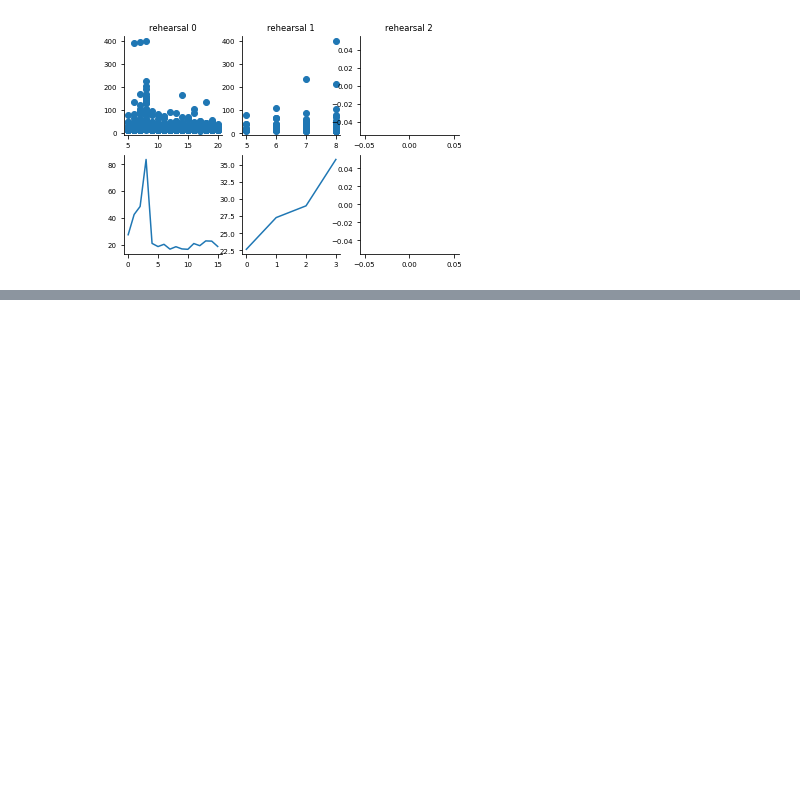
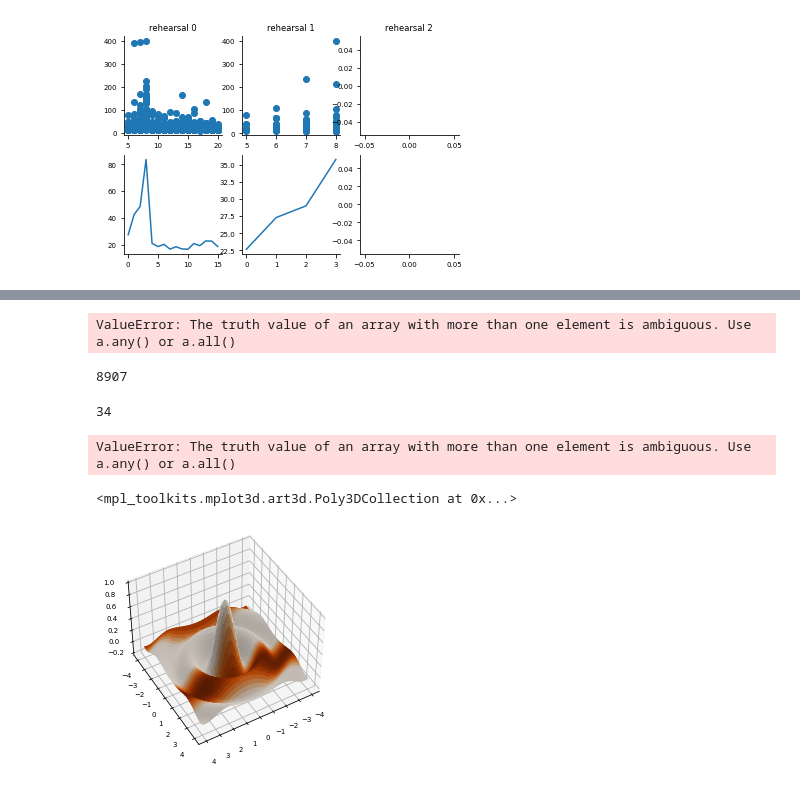
Before and after one commit to hummosa/Thalamus, a Jupyter notebook: analysis/analyzing_control_exp_shuffle_additive_gates.ipynb, the cells around one changed output, grey strips where cells are left out. Drawn from its saved outputs; the diff is of its cells as text; code cells hidden in the pictures; blank space fills up the shorter version.

```diff
--- a/analysis/analyzing_control_exp_shuffle_additive_gates.ipynb
+++ b/analysis/analyzing_control_exp_shuffle_additive_gates.ipynb
@@ -365,0 +454,46 @@ rt = new_get_rehearsals(logs, 1
+# %%
+from utils import stats
+stats(list(train_total_batchs_dict.values()))
+# %% [output]
+ValueError: The truth value of an array with more than one element is ambiguous. Use a.any() or a.all()
+# %%
+log.stamps[-1]
+# %% [output]
+8907
+# %%
+len(train_total_batchs_dict.keys())
+# %% [output]
+34
+# %%
+def get_min(test_dict):
+    temp = min(test_dict.values())
+    res = [key for key in test_dict if test_dict[key] == temp]
+    return (res)
+print(get_min(train_total_batchs_dict))
+# %% [output]
+ValueError: The truth value of an array with more than one element is ambiguous. Use a.any() or a.all()
+# %%
+import numpy as np
+import matplotlib.pyplot as plt
+from mpl_toolkits.mplot3d import Axes3D
+from matplotlib import cm
+
+# create some fake data
+x = y = np.arange(-4.0, 4.0, 0.02)
+# here are the x,y and respective z values
+X, Y = np.meshgrid(x, y)
+Z = np.sinc(np.sqrt(X*X+Y*Y))
+# this is the value to use for the color
+V = np.sin(Y)
+
+# create the figure, add a 3d axis, set the viewing angle
+fig = plt.figure()
+ax = fig.add_subplot(111, projection='3d')
+ax.view_init(45,60)
+
+# here we create the surface plot, but pass V through a colormap
+# to create a different color for each patch
+ax.plot_surface(X, Y, Z, facecolors=cm.Oranges(V))
+# %% [output]
+<mpl_toolkits.mplot3d.art3d.Poly3DCollection at 0x...>
+[figure, added]
```
Also changed, not shown: parts of 20 cells of this notebook, 5 other files.
